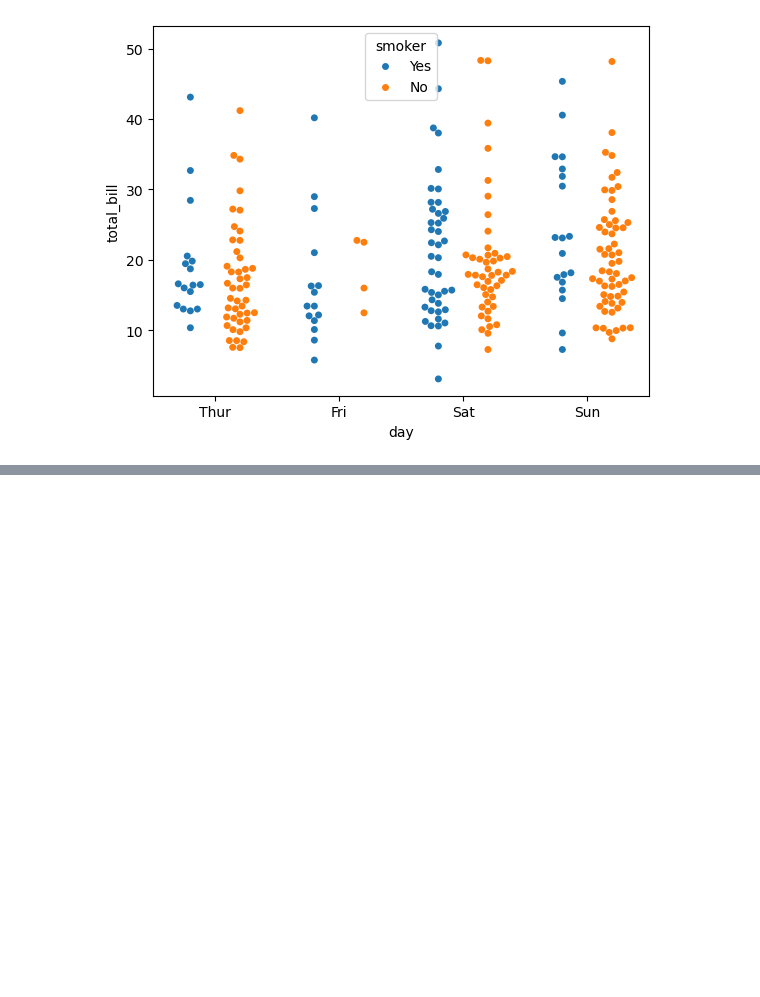
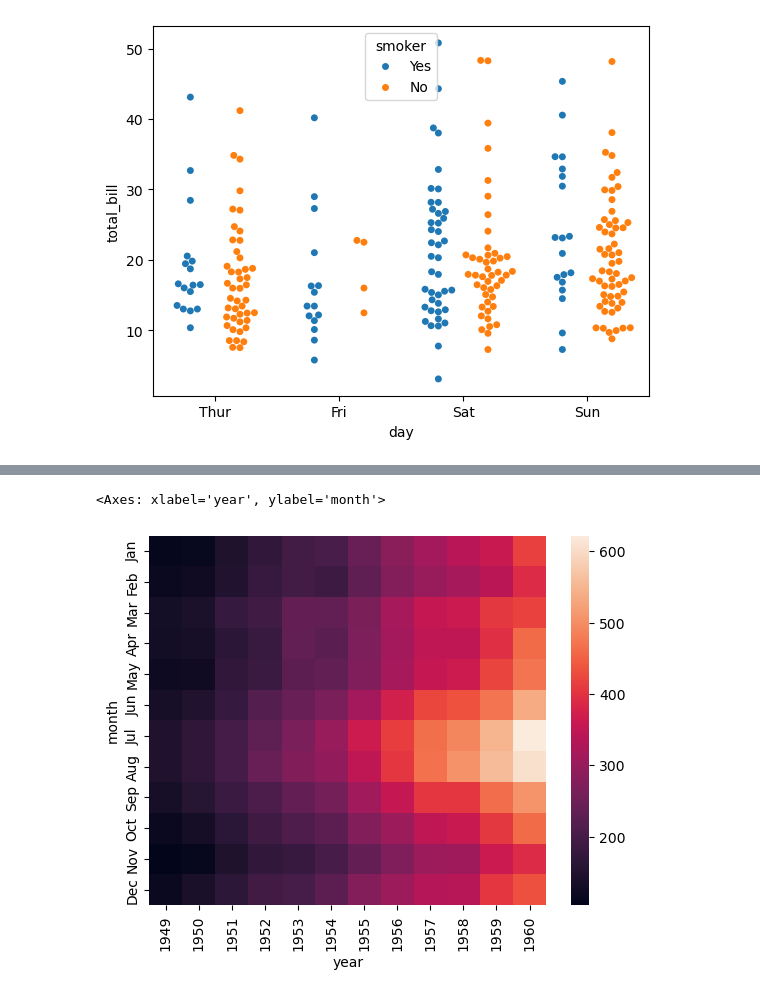
Before and after one commit to arunn-bharti/Data-Analytics, a Jupyter notebook: Matplotlib with seaborn.ipynb, the cells around one changed output, grey strips where cells are left out. Cells and saved outputs as stored; diff of their text form; code cells hidden in the pictures; blank space fills up the shorter version.

```diff
--- a/Matplotlib.ipynb
+++ b/Matplotlib with seaborn.ipynb
@@ -377,0 +433,6 @@ sb.swarmplot(x='day',y='total_bill',data=df1,hue='smoker',dodge=True)
+# %%
+pv_fly=fly.pivot_table(index='month',columns='year',values='passengers',observed=True,)
+sb.heatmap(pv_fly)
+# %% [output]
+<Axes: xlabel='year', ylabel='month'>
+[figure, added]
```
Also changed, not shown: parts of 23 cells of this notebook.
